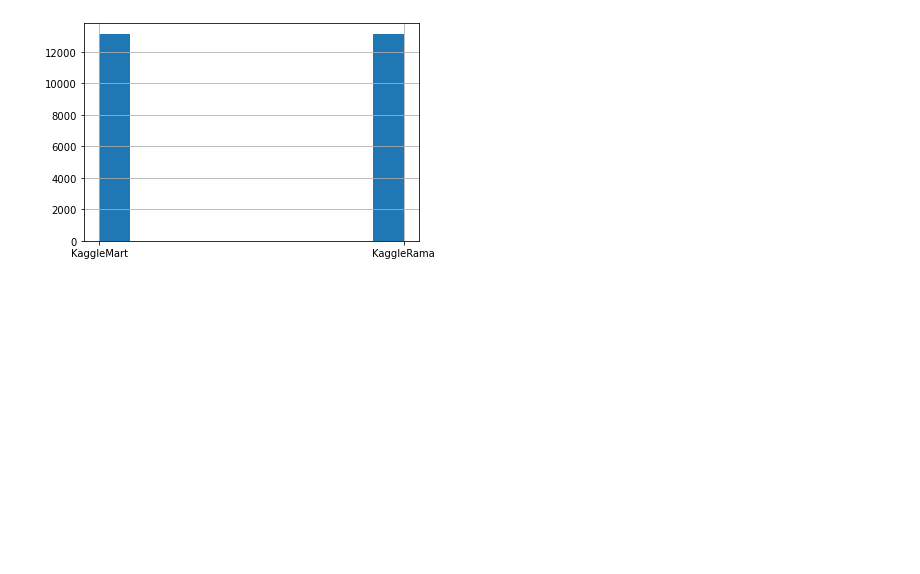
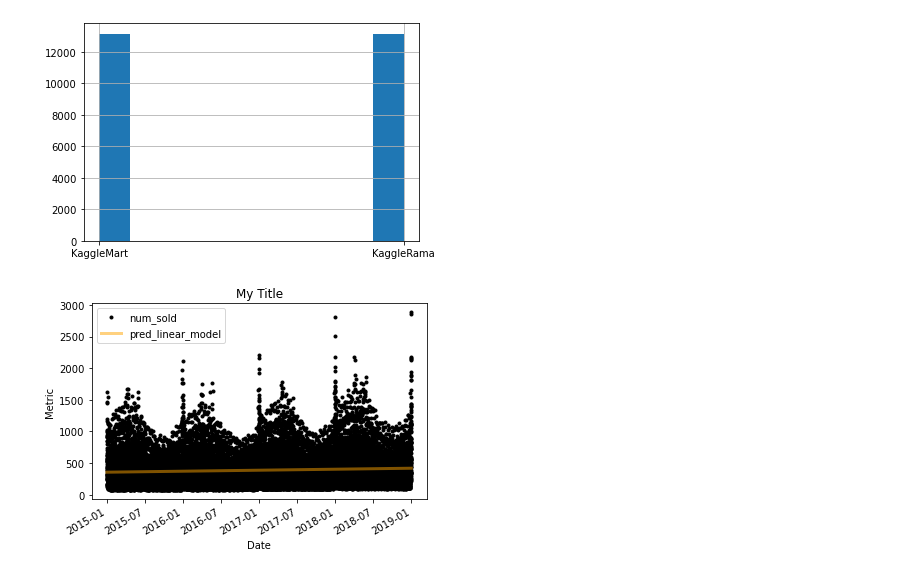
Before and after one commit to TrellixVulnTeam/TPS_January_TJW4, a Jupyter notebook: TPS_exploratory.ipynb, the cells around one changed output. Cells and saved outputs as stored; diff of their text form; code cells hidden in the pictures; blank space fills up the shorter version.

Commit message:
Some exploration, prepping linear model

```diff
--- a/TPS_exploratory.ipynb
+++ b/TPS_exploratory.ipynb
@@ -65,3 +67,18 @@ df['store'].hist()
 # %% [output]
 <AxesSubplot:>
 [figure]
+# %%
+lr = LinearRegression()
+lr.fit(df.date.values.reshape(-1,1), df['num_sold'])
+y_pred = lr.predict(df.date.values.astype(float).reshape(-1, 1))
+df['pred_linear_model'] = y_pred
+
+ax = df.plot(x='date', y='num_sold', color='black', style='.')
+df.plot(x='date', y='pred_linear_model', color='orange', linewidth=3, ax=ax, alpha=0.5)
+ax.set_title('My Title')
+ax.set_xlabel('Date')
+ax.set_ylabel('Metric')
+
+plt.show()
+# %% [output]
+[figure, added]
```
Also changed, not shown: parts of 1 cell of this notebook, 1 other file.
